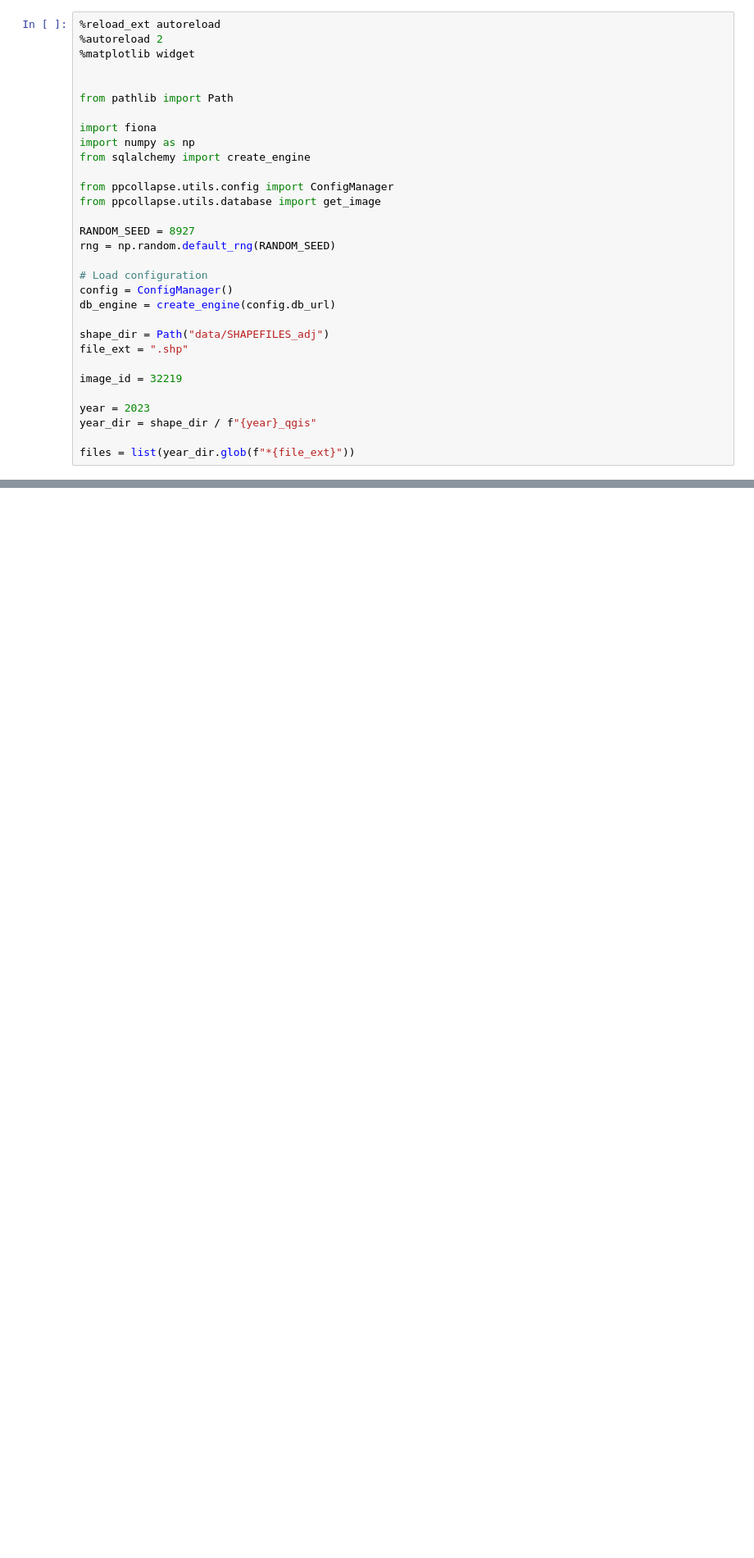
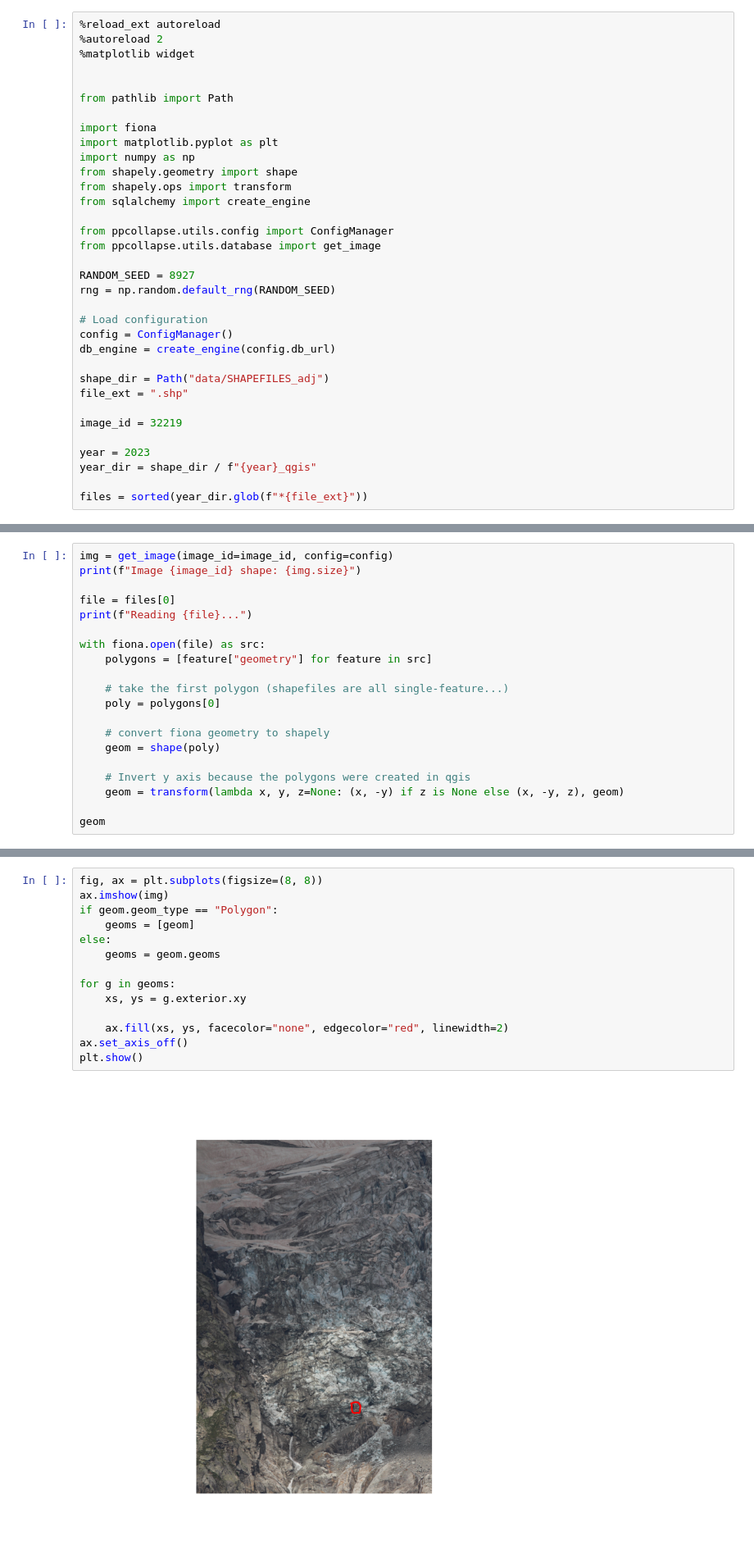
Before and after one commit to franioli/ppcx-collapses, a Jupyter notebook: read_collapses.ipynb, the cells around one changed output, grey strips where cells are left out. Shown at 82% size. Cells and saved outputs as stored; diff of their text form; blank space fills up the shorter version.

```diff
--- a/read_collapses.ipynb
+++ b/read_collapses.ipynb
@@ -7,7 +7,10 @@
 from pathlib import Path
 
 import fiona
+import matplotlib.pyplot as plt
 import numpy as np
+from shapely.geometry import shape
+from shapely.ops import transform
 from sqlalchemy import create_engine
 
 from ppcollapse.utils.config import ConfigManager
@@ -28,4 +31,4 @@ image_id = 32219
 year = 2023
 year_dir = shape_dir / f"{year}_qgis"
 
-files = list(year_dir.glob(f"*{file_ext}"))
+files = sorted(year_dir.glob(f"*{file_ext}"))
@@ -40,0 +35,20 @@ poly = polygons[0]
+# %%
+img = get_image(image_id=image_id, config=config)
+print(f"Image {image_id} shape: {img.size}")
+
+file = files[0]
+print(f"Reading {file}...")
+
+with fiona.open(file) as src:
+    polygons = [feature["geometry"] for feature in src]
+
+    # take the first polygon (shapefiles are all single-feature...)
+    poly = polygons[0]
+
+    # convert fiona geometry to shapely
+    geom = shape(poly)
+
+    # Invert y axis because the polygons were created in qgis
+    geom = transform(lambda x, y, z=None: (x, -y) if z is None else (x, -y, z), geom)
+
+geom
@@ -40,0 +59,16 @@ poly = polygons[0]
+# %%
+fig, ax = plt.subplots(figsize=(8, 8))
+ax.imshow(img)
+if geom.geom_type == "Polygon":
+    geoms = [geom]
+else:
+    geoms = geom.geoms
+
+for g in geoms:
+    xs, ys = g.exterior.xy
+
+    ax.fill(xs, ys, facecolor="none", edgecolor="red", linewidth=2)
+ax.set_axis_off()
+plt.show()
+# %% [output]
+[figure, added]
```
Also changed, not shown: parts of 5 cells of this notebook.
